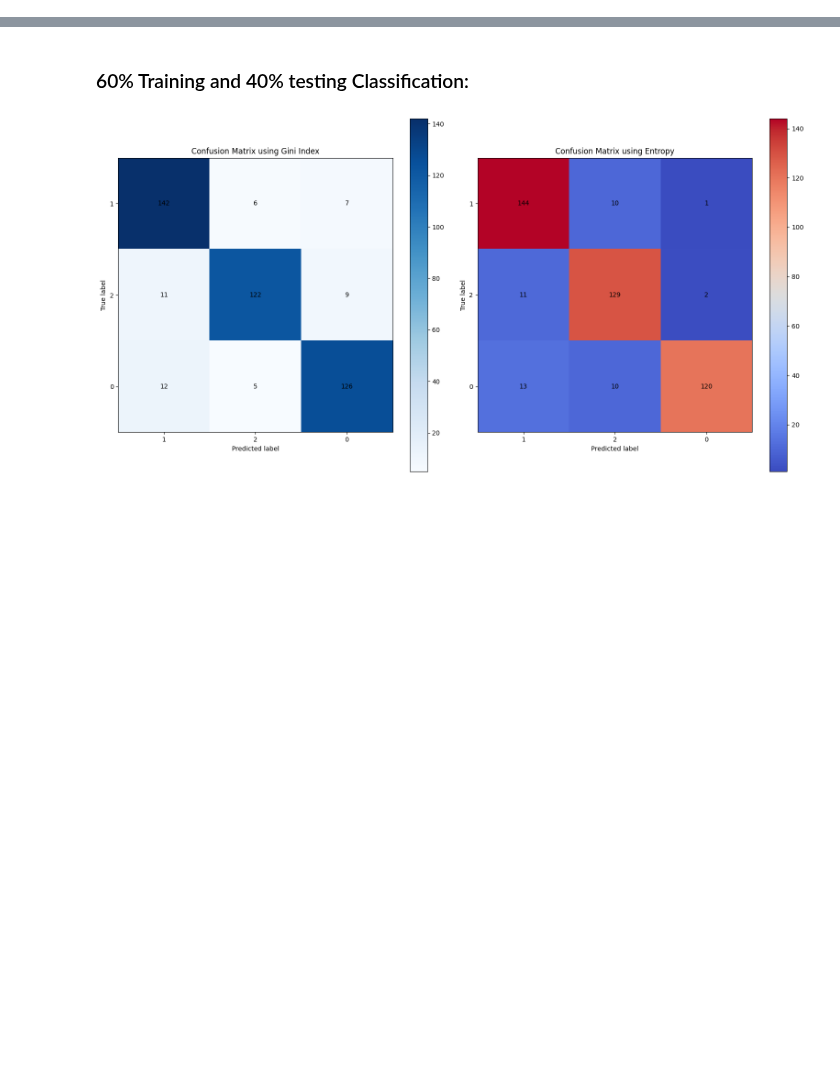
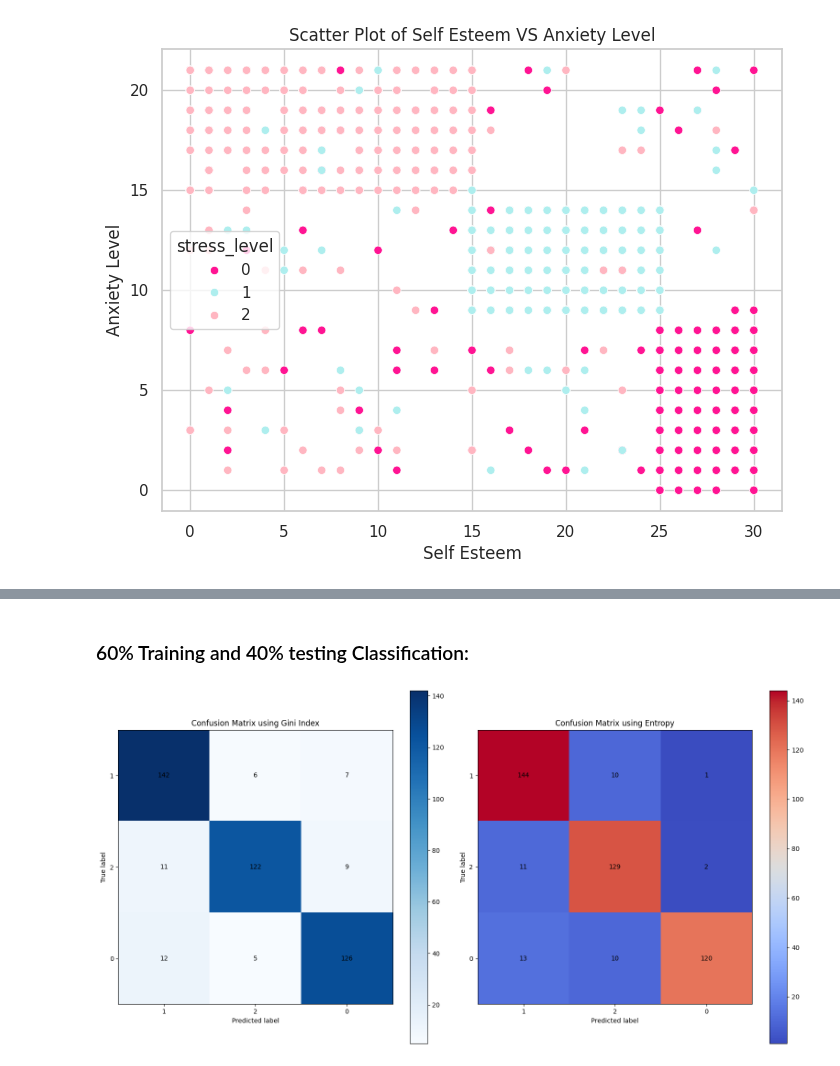
Before and after one commit to LanaAlhussaini/G12.DM, a Jupyter notebook: Phase3.ipynb, the cells around one changed output, grey strips where cells are left out. Drawn from its saved outputs; the diff is of its cells as text; code cells hidden in the pictures; blank space fills up the shorter version.

```diff
--- a/Phase3.ipynb
+++ b/Phase3.ipynb
@@ -2,0 +296,10 @@
+# %%
+
+plt.figure(figsize=(8,6))
+sns.scatterplot(x='self_esteem' , y= 'anxiety_level' , data = df , hue= 'stress_level' , palette = ['#ff1493' , '#aeeeee' , '#ffb6c1'] )
+plt.title('Scatter Plot of Self Esteem VS Anxiety Level')
+plt.xlabel('Self Esteem')
+plt.ylabel('Anxiety Level')
+plt.show()
+# %% [output]
+[figure, added]
```
Also changed, not shown: parts of 59 cells of this notebook.
